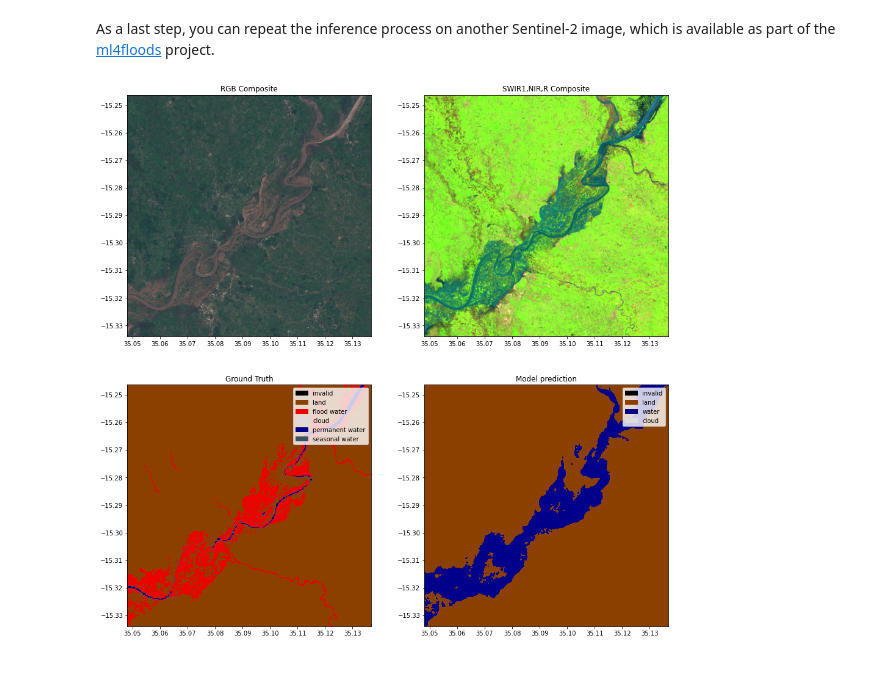
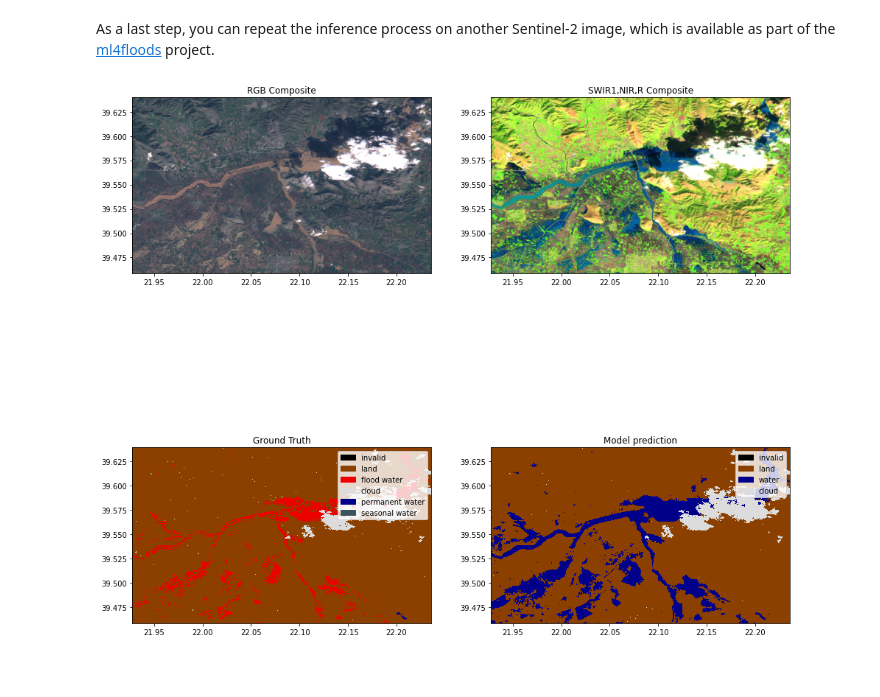
Before and after one commit to spaceml-org/ml4floods, a Jupyter notebook: notebooks/tutorials_wekeo/6F_ml4floods_inference.ipynb, the cells around one changed output. Drawn from its saved outputs; the diff is of its cells as text; code cells hidden in the pictures.

Commit message:
Add val image for inference

```diff
--- a/notebooks/tutorials_wekeo/6F_ml4floods_inference.ipynb
+++ b/notebooks/tutorials_wekeo/6F_ml4floods_inference.ipynb
@@ -226,22 +226,22 @@ plot_inference_set(torch_inputs, torch_targets, prediction, torch_permanent_wate
 # %% [markdown]
 As a last step, you can repeat the inference process on another Sentinel-2 image, which is available as part of the [ml4floods](https://github.com/spaceml-org/ml4floods) project.
 # %%
-tiff_s2 = "worldfloods_v1_sample/test/S2/EMSR347_07ZOMBA_DEL_v2_observed_event_a.tif"
+tiff_s2 = "worldfloods_v1_sample/val/S2/EMSR271_02FARKADONA_DEL_v1_observed_event_a.tif"
 window = None
 channels = get_channel_configuration_bands(config.model_params.hyperparameters.channel_configuration)
 
 torch_inputs, torch_targets, torch_permanent_water, transform = read_inference_pair(tiff_s2, folder_ground_truth="/gt/",
                                                                                     window=window,
                                                                                     return_ground_truth=True,
                                                                                     channels=channels,
                                                                                     folder_permanent_water="/PERMANENTWATERJRC/",
                                                                                     cache_folder=None)
 
 outputs = inference_function(torch_inputs)
 prediction = torch.argmax(outputs, dim=1).long()
 plot_inference_set(torch_inputs, torch_targets, prediction, torch_permanent_water, transform)
 # %% [output]
-[figure, old version]
+[figure, new version]
 # %% [markdown]
 <br>
 # %% [markdown]
```
